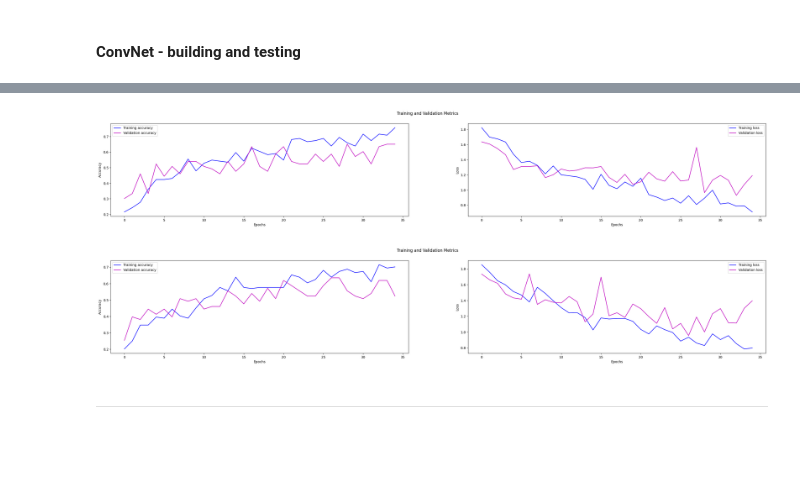
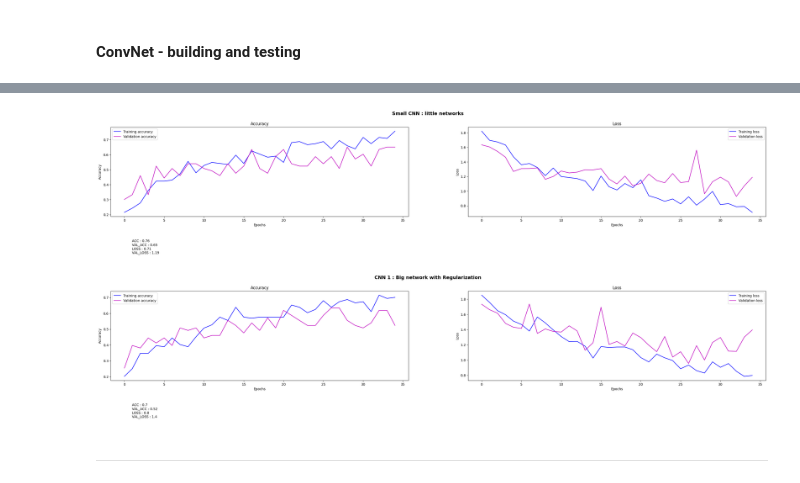
Before and after one commit to Aubert-Antoine/EL_3003-IA_et_Deep_Learning, a Jupyter notebook: LAB 7 FaceRecognition/TP7_FaceRecognition.ipynb, the cells around one changed output, grey strips where cells are left out. Saved outputs shown, nothing was run; the diff lists cells and outputs as text; code cells hidden in the pictures; blank space fills up the shorter version.

Commit message:
II plots save & title display + metrics

```diff
--- a/LAB 7 FaceRecognition/TP7_FaceRecognition.ipynb
+++ b/LAB 7 FaceRecognition/TP7_FaceRecognition.ipynb
@@ -208,6 +208,7 @@ lil_list_faces  = os.path.join("/content","data", "alan_grant")
 drive_pickle    = os.path.join("/content", "drive", "MyDrive", "Colab Notebooks", "DeepLearningAtelier-E3", "TP7", "pickle")
 drive_models    = os.path.join("/content", "drive", "MyDrive", "Colab Notebooks", "DeepLearningAtelier-E3", "TP7", "models")
 drive_history   = os.path.join("/content", "drive", "MyDrive", "Colab Notebooks", "DeepLearningAtelier-E3", "TP7", "history")
+drive_plots     = os.path.join("/content", "drive", "MyDrive", "Colab Notebooks", "DeepLearningAtelier-E3", "TP7", "plots")
 # %%
 BATCH_SIZE      = 8
 RANDOM_STATE    = 42
@@ -477,23 +478,30 @@ train_dataset, test_dataset = make_dataset(data_split)
 # %% [markdown]
 ***
 # %%
-def history_plot(history):
+def history_plot(history, title : str = "", plt_name : str = "", save : bool = False):
     """
     Plot a pairplot with mathplotlib of the accuracy and the loss
     """
+    # Get the values
     acc = history.history['accuracy']
     val_acc = history.history['val_accuracy']
     loss = history.history['loss']
     val_loss = history.history['val_loss']
 
-    fig, axs = plt.subplots(1, 2, figsize=(25,5))
+    # make the pair plot
+    fig, axs = plt.subplots(1, 2, figsize=(35,5))
+    fig.suptitle(title, fontsize=14, fontweight='bold')
+    fig.subplots_adjust(top=0.85)
 
+    # values
+    axs[0].set_title("Accuracy", fontsize=12)
     axs[0].plot(acc, color='b', label='Training accuracy')
     axs[0].plot(val_acc, color='m', label='Validation accuracy')
     axs[0].set_xlabel('Epochs')
     axs[0].set_ylabel('Accuracy')
     axs[0].legend()
 
+    axs[1].set_title("Loss", fontsize=12)
     axs[1].plot(loss, color='b', label='Training loss')
     axs[1].plot(val_loss, color='m', label='Validation loss')
     axs[1].set_xlabel('Epochs')
@@ -501,9 +509,32 @@ def history_plot(history):
     axs[1].legend()
 
 
-    fig.suptitle('Training and Validation Metrics')
+    # description : get metrics
+    ACC         = round(history.history['accuracy'][-1], 2)
+    VAL_ACC     = round(history.history['val_accuracy'][-1], 2)
+    LOSS        = round(history.history['loss'][-1], 2)
+    VAL_LOSS    = round(history.history['val_loss'][-1], 2)
+
+    # add information
+    description = f"\nACC : {ACC}\nVAL_ACC : {VAL_ACC}\nLOSS : {LOSS}\nVAL_LOSS : {VAL_LOSS}"
+    fig.text(0.15, -0.2, description, ha='left')
+
+    # save the plt to the drive
+    if save :
+        try :
+            if not os.path.exists(drive_plots):
+                os.makedirs(drive_plots)
+
+            path = os.path.join(drive_plots, plt_name)
+            plt.savefig(path, dpi=300, bbox_inches='tight')
+
+        except Exception as e:
+            print(e)
+            plt.close(fig)
+
 
     plt.show()
+    return
 # %% [markdown]
 ***
 # %% [markdown]
@@ -583,14 +616,14 @@ def CNN(train_generator, test_generator, version_number : int, epochs=EPOCHS, sa
 # %%
 model_CNN_1   = models.load_model(os.path.join(drive_models, "CNN_1.h5"))
 history_CNN_1 = load_from_drive("CNN_1", drive_history)
-# %%
-history_plot(history_small_CNN)
-# %% [output]
-[figure, removed]
-# %%
-history_plot(history_CNN_1)
-# %% [output]
-[figure, removed]
+# %%
+history_plot(history_small_CNN, title="Small CNN : little networks", plt_name="Small_CNN", save = False)
+# %% [output]
+[figure, added]
+# %%
+history_plot(history_CNN_1, title="CNN 1 : Big network with Regularization", plt_name="CNN_1", save = False)
+# %% [output]
+[figure, added]
 # %% [markdown]
 ***
 # %% [markdown]
```
Also changed, not shown: parts of 5 cells of this notebook.
